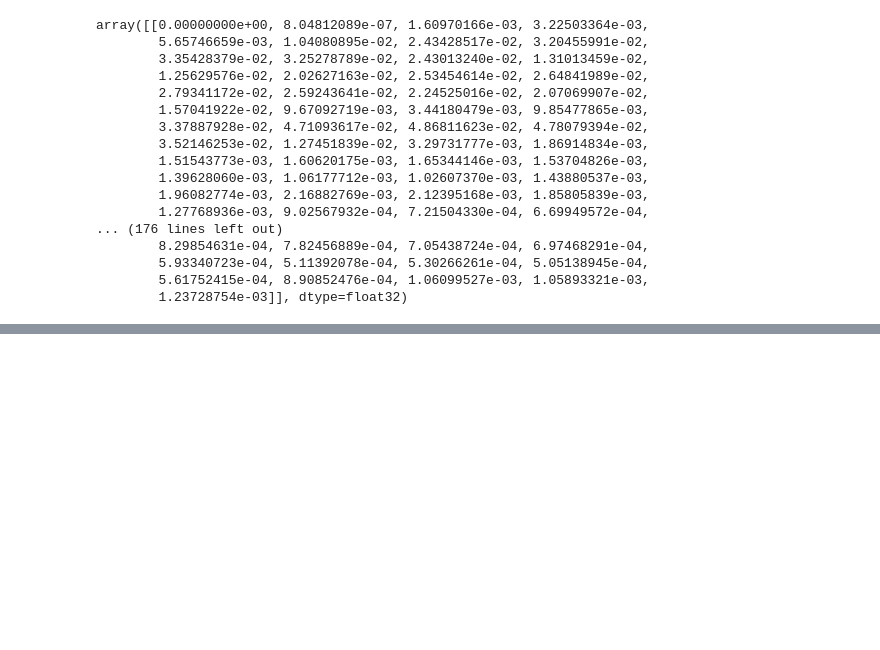
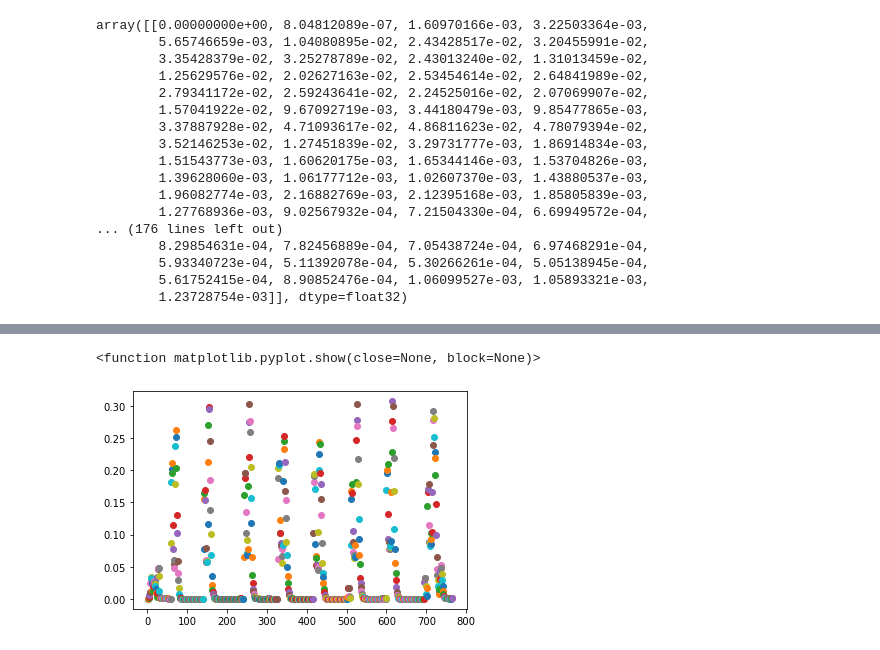
Before and after one commit to Struth-129/Covid-Cough-detector, a Jupyter notebook: VisualizingData.ipynb, the cells around one changed output, grey strips where cells are left out. Saved outputs shown, nothing was run; the diff lists cells and outputs as text; code cells hidden in the pictures; blank space fills up the shorter version.

```diff
--- a/VisualizingData.ipynb
+++ b/VisualizingData.ipynb
@@ -199,0 +218,6 @@ ParameterError: Mono data must have shape (samples,). Received shape=(1, 791)
+# %%
+plt.plot(theta,gamma,'o')
+plt.show
+# %% [output]
+<function matplotlib.pyplot.show(close=None, block=None)>
+[figure, added]
```
Also changed, not shown: parts of 5 cells of this notebook.
